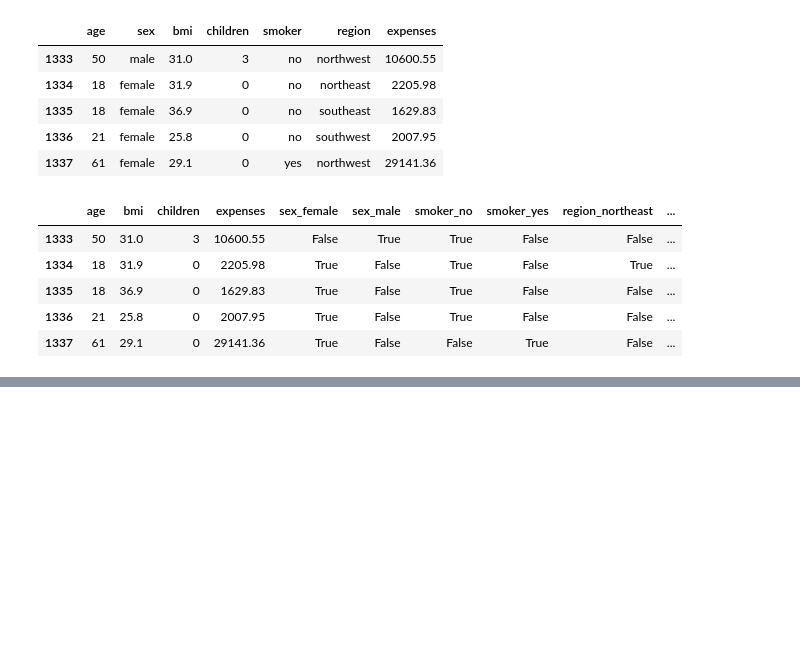
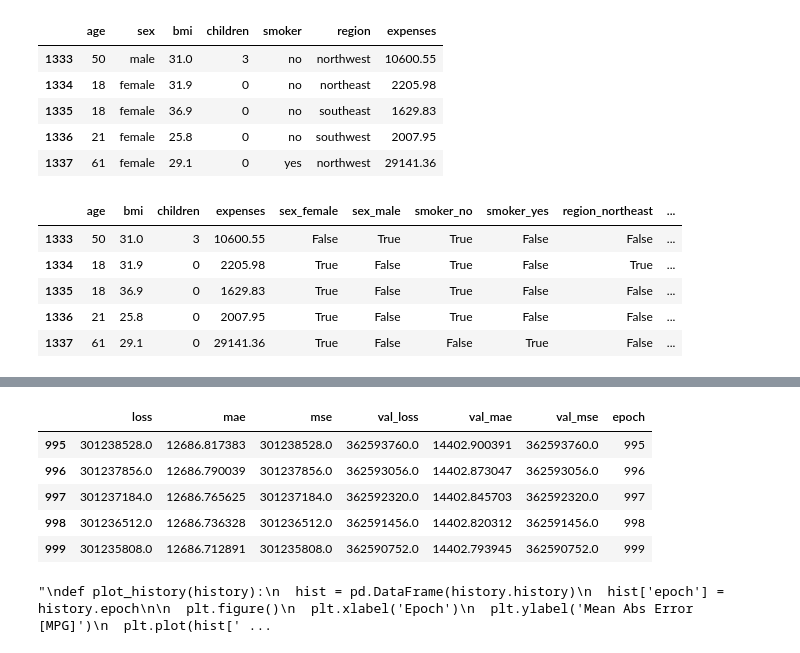
Before and after one commit to AlbertBS2/Linear-Regression-Health-Costs-Calculator, a Jupyter notebook: fcc_predict_health_costs_with_regression.ipynb, the cells around one changed output, grey strips where cells are left out. Cells and saved outputs as stored; diff of their text form; code cells hidden in the pictures; blank space fills up the shorter version.

Commit message:
first try on building the model

```diff
--- a/fcc_predict_health_costs_with_regression.ipynb
+++ b/fcc_predict_health_costs_with_regression.ipynb
@@ -38,0 +54,22 @@ test_labels = test_dataset.pop('expenses')
+# %%
+def norm(x):
+  return (x - train_stats['mean']) / train_stats['std']
+normed_train_data = norm(train_dataset)
+normed_test_data = norm(test_dataset)
+# %%
+def build_model():
+  model = keras.Sequential([
+    layers.Dense(64, activation='relu', input_shape=[len(train_dataset.keys())]),
+    layers.Dense(64, activation='relu'),
+    layers.Dense(1)
+  ])
+
+  optimizer = tf.keras.optimizers.RMSprop(0.001)
+
+  model.compile(loss='mse',
+                optimizer=optimizer,
+                metrics=['mae', 'mse'])
+  return model
+# %%
+model = build_model()
+model.summary()
@@ -38,0 +106,13 @@ test_labels = test_dataset.pop('expenses')
+# %%
+# Display training progress by printing a single dot for each completed epoch
+class PrintDot(keras.callbacks.Callback):
+  def on_epoch_end(self, epoch, logs):
+    if epoch % 100 == 0: print('')
+    print('.', end='')
+
+EPOCHS = 1000
+
+history = model.fit(
+  normed_train_data, train_labels,
+  epochs=EPOCHS, validation_split = 0.2, verbose=0,
+  callbacks=[PrintDot()])
@@ -38,0 +130,44 @@ test_labels = test_dataset.pop('expenses')
+# %%
+hist = pd.DataFrame(history.history)
+hist['epoch'] = history.epoch
+hist.tail()
+# %% [output]
+|  | loss | mae | mse | val_loss | val_mae | val_mse | epoch |
+| 995 | 301238528.0 | 12686.817383 | 301238528.0 | 362593760.0 | 14402.900391 | 362593760.0 | 995 |
+| 996 | 301237856.0 | 12686.790039 | 301237856.0 | 362593056.0 | 14402.873047 | 362593056.0 | 996 |
+| 997 | 301237184.0 | 12686.765625 | 301237184.0 | 362592320.0 | 14402.845703 | 362592320.0 | 997 |
+| 998 | 301236512.0 | 12686.736328 | 301236512.0 | 362591456.0 | 14402.820312 | 362591456.0 | 998 |
+| 999 | 301235808.0 | 12686.712891 | 301235808.0 | 362590752.0 | 14402.793945 | 362590752.0 | 999 |
+# %%
+"""
+def plot_history(history):
+  hist = pd.DataFrame(history.history)
+  hist['epoch'] = history.epoch
+
+  plt.figure()
+  plt.xlabel('Epoch')
+  plt.ylabel('Mean Abs Error [MPG]')
+  plt.plot(hist['epoch'], hist['mae'],
+           label='Train Error')
+  plt.plot(hist['epoch'], hist['val_mae'],
+           label = 'Val Error')
+  plt.ylim([0,5])
+  plt.legend()
+
+  plt.figure()
+  plt.xlabel('Epoch')
+  plt.ylabel('Mean Square Error [$MPG^2$]')
+  plt.plot(hist['epoch'], hist['mse'],
+           label='Train Error')
+  plt.plot(hist['epoch'], hist['val_mse'],
+           label = 'Val Error')
+  plt.ylim([0,20])
+  plt.legend()
+  plt.show()
+
+
+plot_history(history)
+
+"""
+# %% [output]
+"\ndef plot_history(history):\n  hist = pd.DataFrame(history.history)\n  hist['epoch'] = history.epoch\n\n  plt.figure()\n  plt.xlabel('Epoch')\n  plt.ylabel('Mean Abs Error [MPG]')\n  plt.plot(hist[' ...
```
Also changed, not shown: parts of 9 cells of this notebook.
